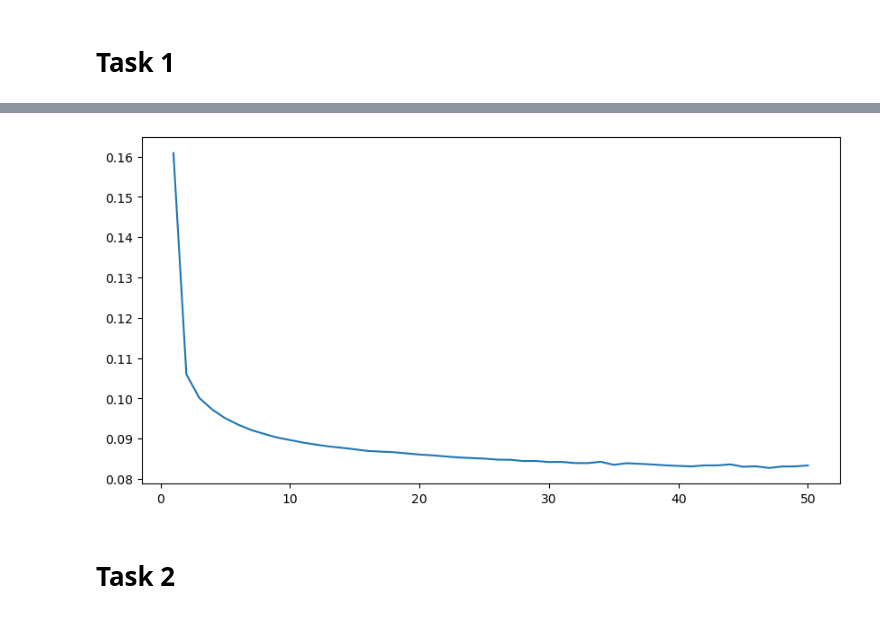
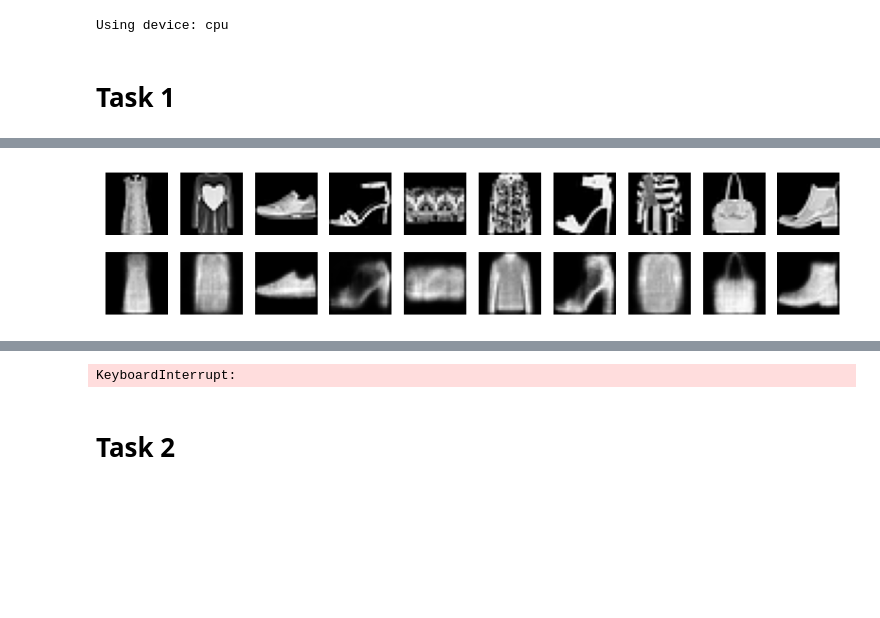
Before and after one commit to ilirhajrullahu/generative-ai-image-synthesis, a Jupyter notebook: exercise_6/SS24_GenAI_ex6.ipynb, the cells around one changed output, grey strips where cells are left out. Saved outputs shown, nothing was run; the diff lists cells and outputs as text; code cells hidden in the pictures; blank space fills up the shorter version.

```diff
--- a/exercise_6/SS24_GenAI_ex6.ipynb
+++ b/exercise_6/SS24_GenAI_ex6.ipynb
@@ -1,14 +1,17 @@
 # %%
-import numpy as np
 import os
 import torch
 from torch.optim import Adam
-from torchvision import models, datasets, transforms
+from torchvision import datasets, transforms
 from network import Autoencoder, Conv_Autoencoder, add_white_noise
 import matplotlib.pyplot as plt
 from torch.utils.data import DataLoader
 import torch.nn as nn
-import torch.optim as optim
+
+device = torch.device("cuda" if torch.cuda.is_available() else "cpu")
+print(f'Using device: {device}')
+# %% [output]
+Using device: cpu
 # %% [markdown]
 # Task 1
 # %%
@@ -23,11 +26,11 @@ test_dataset = datasets.FashionMNIST(root='./data', train=False, download=True,
 
 train_loader = DataLoader(train_dataset, batch_size=64, shuffle=True)
 test_loader = DataLoader(test_dataset, batch_size=64, shuffle=False)
-#Fashion NIST data has form 1x1x28x28 (grayscale)
+#Fashion MNIST image has form 1x1x28x28 (grayscale)
 
-autoencoder = Autoencoder()
+autoencoder = Autoencoder().to(device)
 criterion = nn.MSELoss()
-optimizer = optim.Adam(autoencoder.parameters(), lr=0.001, weight_decay=1e-5)
+optimizer = Adam(autoencoder.parameters(), lr=0.001, weight_decay=1e-5)
 num_epochs = 50
 
 # Lists to store loss values
@@ -41,6 +44,7 @@ for epoch in range(num_epochs):
     for data in train_loader:
         img, _ = data
         img = img.view(img.size(0), -1)  # Flatten the images
+        img.to(device)
         output = autoencoder(img)
         loss = criterion(output, img)
         optimizer.zero_grad()
@@ -60,13 +64,34 @@ for epoch in range(num_epochs):
             for data in test_loader:
                 img, _ = data
                 img = img.view(img.size(0), -1)  # Flatten the images
+                img.to(device)
                 output = autoencoder(img)
                 loss = criterion(output, img)
                 test_loss += loss.item()
 
+
         test_loss /= len(test_loader)
         test_losses.append(test_loss)
         print(f'Epoch [{epoch+1}/{num_epochs}], Test Loss: {test_loss:.4f}')
+
+        img = img.detach().cpu().numpy()
+        output = output.detach().cpu().numpy()
+        fig, axes = plt.subplots(2, 10, figsize=(10, 2))
+        for i in range(10):
+            # Plot original images
+            ax = axes[0, i]
+            ax.imshow(img[i].reshape(28, 28), cmap='gray')
+            ax.axis('off')
+            if i == 0:
+                    ax.set_title('Original')
+
+            # Plot reconstructed images
+            ax = axes[1, i]
+            ax.imshow(output[i].reshape(28, 28), cmap='gray')
+            ax.axis('off')
+            if i == 0:
+                ax.set_title('Reconstructed')
+        plt.show()
 
 
 # Plotting the training and test loss
@@ -98,0 +118 @@ Epoch [50/50], Test Loss: 0.0833
+[figure, new version]
@@ -100,4 +122,4 @@ ValueError: x and y must have same first dimension, but have shapes (50,) and (5
-[figure, old version]
+KeyboardInterrupt:
 # %% [markdown]
 # Task 2
 # %%
```
Also changed, not shown: parts of 3 cells of this notebook, 1 other file.
